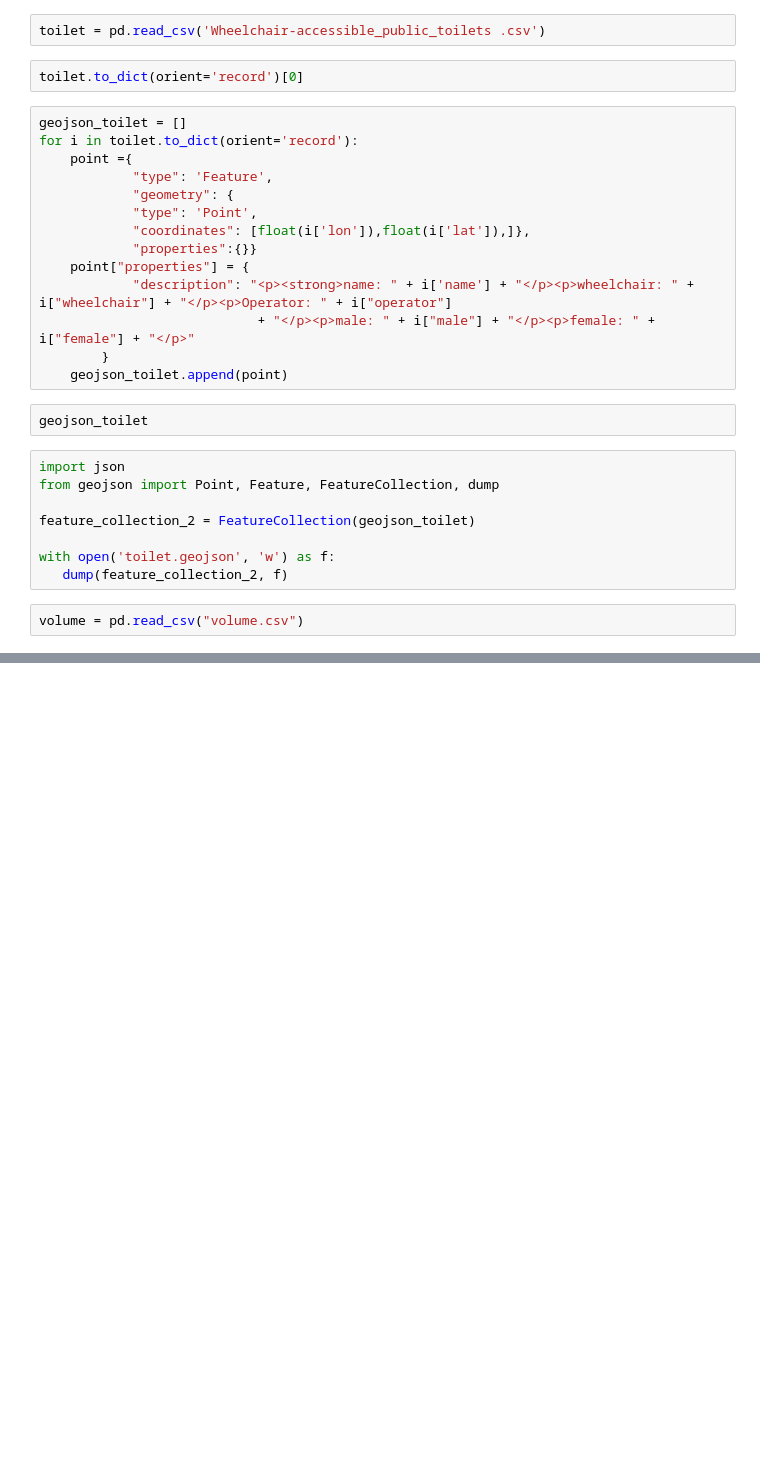
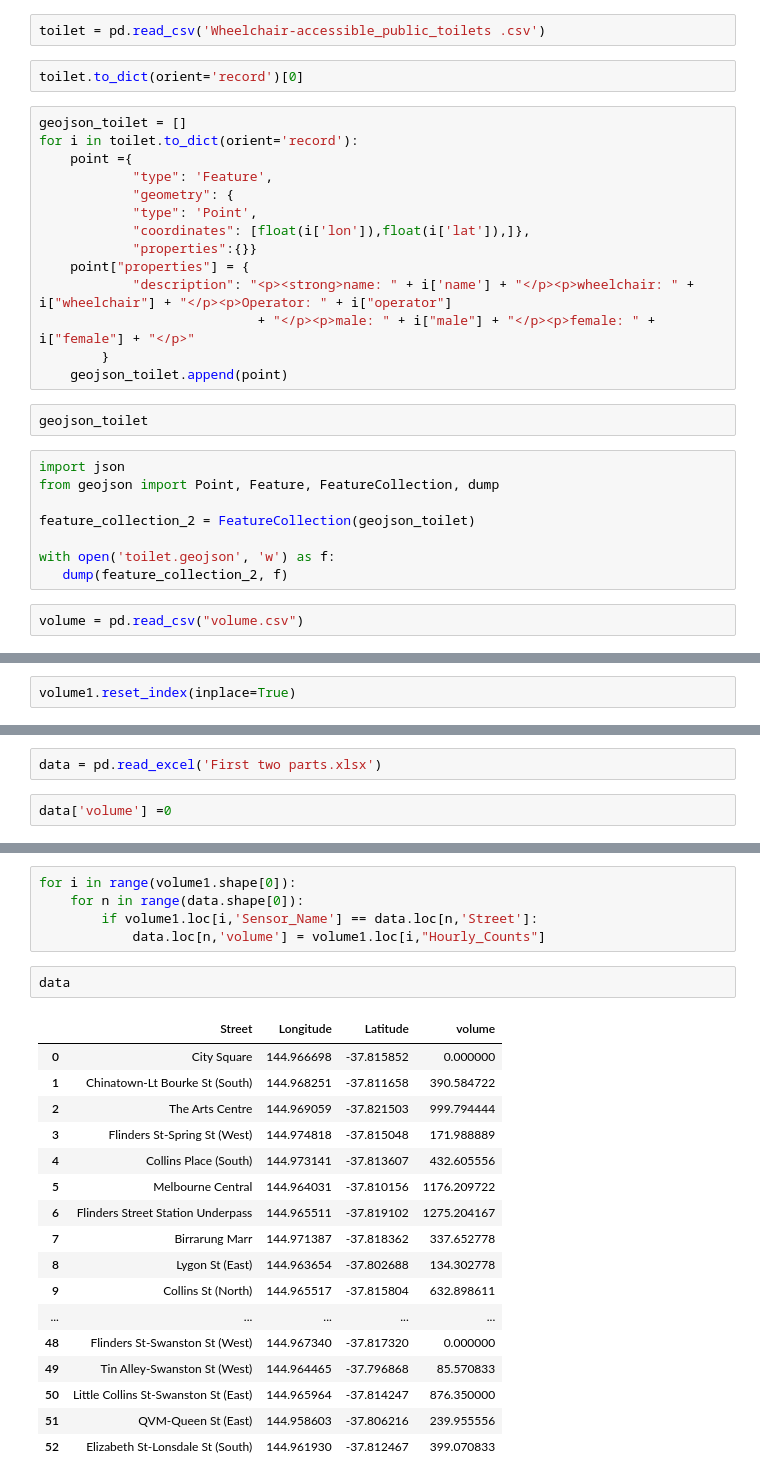
Before and after one commit to MattMa0101/fair_journey, a Jupyter notebook: Untitled.ipynb, the cells around one changed output, grey strips where cells are left out. Saved outputs shown, nothing was run; the diff lists cells and outputs as text; blank space fills up the shorter version.

```diff
--- a/Untitled.ipynb
+++ b/Untitled.ipynb
@@ -156,0 +147,2 @@ for name in volume
+# %%
+volume1.reset_index(inplace=True)
@@ -156,0 +158,4 @@ for name in volume
+# %%
+data = pd.read_excel('First two parts.xlsx')
+# %%
+data['volume'] =0
@@ -156,0 +171,25 @@ for name in volume
+# %%
+for i in range(volume1.shape[0]):
+    for n in range(data.shape[0]):
+        if volume1.loc[i,'Sensor_Name'] == data.loc[n,'Street']:
+            data.loc[n,'volume'] = volume1.loc[i,"Hourly_Counts"]
+# %%
+data
+# %% [output]
+|  | Street | Longitude | Latitude | volume |
+| 0 | City Square | 144.966698 | -37.815852 | 0.000000 |
+| 1 | Chinatown-Lt Bourke St (South) | 144.968251 | -37.811658 | 390.584722 |
+| 2 | The Arts Centre | 144.969059 | -37.821503 | 999.794444 |
+| 3 | Flinders St-Spring St (West) | 144.974818 | -37.815048 | 171.988889 |
+| 4 | Collins Place (South) | 144.973141 | -37.813607 | 432.605556 |
+| 5 | Melbourne Central | 144.964031 | -37.810156 | 1176.209722 |
+| 6 | Flinders Street Station Underpass | 144.965511 | -37.819102 | 1275.204167 |
+| 7 | Birrarung Marr | 144.971387 | -37.818362 | 337.652778 |
+| 8 | Lygon St (East) | 144.963654 | -37.802688 | 134.302778 |
+| 9 | Collins St (North) | 144.965517 | -37.815804 | 632.898611 |
+| ... | ... | ... | ... | ... |
+| 48 | Flinders St-Swanston St (West) | 144.967340 | -37.817320 | 0.000000 |
+| 49 | Tin Alley-Swanston St (West) | 144.964465 | -37.796868 | 85.570833 |
+| 50 | Little Collins St-Swanston St (East) | 144.965964 | -37.814247 | 876.350000 |
+| 51 | QVM-Queen St (East) | 144.958603 | -37.806216 | 239.955556 |
+| 52 | Elizabeth St-Lonsdale St (South) | 144.961930 | -37.812467 | 399.070833 |
```
Also changed, not shown: parts of 8 cells of this notebook, 6 other files.
